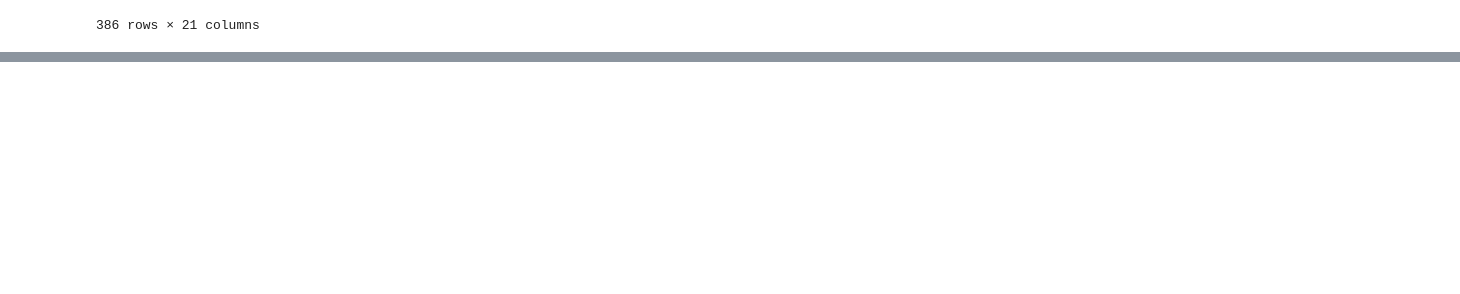
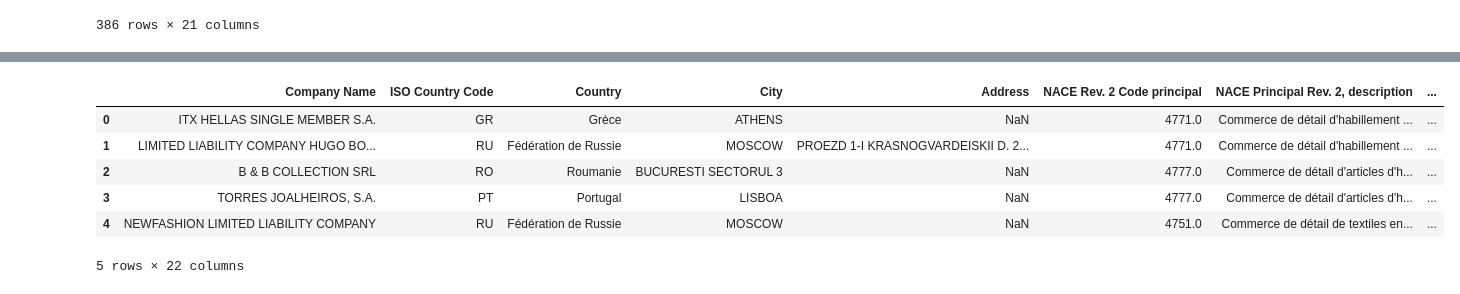
Before and after one commit to AdeStAff/comps_extraction, a Jupyter notebook: data_extraction.ipynb, the cells around one changed output, grey strips where cells are left out. Saved outputs shown, nothing was run; the diff lists cells and outputs as text; code cells hidden in the pictures; blank space fills up the shorter version.

```diff
--- a/data_extraction.ipynb
+++ b/data_extraction.ipynb
@@ -229,3 +211,14 @@ luxury_companies
 # %%
 # Saved it in data
 # luxury_companies.to_csv("data/luxury_companies.csv", index=False)
+# %%
+df = pd.read_csv("data/luxury_companies.csv")
+df.head()
+# %% [output]
+|  | Company Name | ISO Country Code | Country | City | Address | NACE Rev. 2 Code principal | NACE Principal Rev. 2, description | ... |
+| 0 | ITX HELLAS SINGLE MEMBER S.A. | GR | Grèce | ATHENS | NaN | 4771.0 | Commerce de détail d'habillement ... | ... |
+| 1 | LIMITED LIABILITY COMPANY HUGO BO... | RU | Fédération de Russie | MOSCOW | PROEZD 1-I KRASNOGVARDEISKII D. 2... | 4771.0 | Commerce de détail d'habillement ... | ... |
+| 2 | B & B COLLECTION SRL | RO | Roumanie | BUCURESTI SECTORUL 3 | NaN | 4777.0 | Commerce de détail d'articles d'h... | ... |
+| 3 | TORRES JOALHEIROS, S.A. | PT | Portugal | LISBOA | NaN | 4777.0 | Commerce de détail d'articles d'h... | ... |
+| 4 | NEWFASHION LIMITED LIABILITY COMPANY | RU | Fédération de Russie | MOSCOW | NaN | 4751.0 | Commerce de détail de textiles en... | ... |
+5 rows × 22 columns
```
Also changed, not shown: parts of 4 cells of this notebook.
